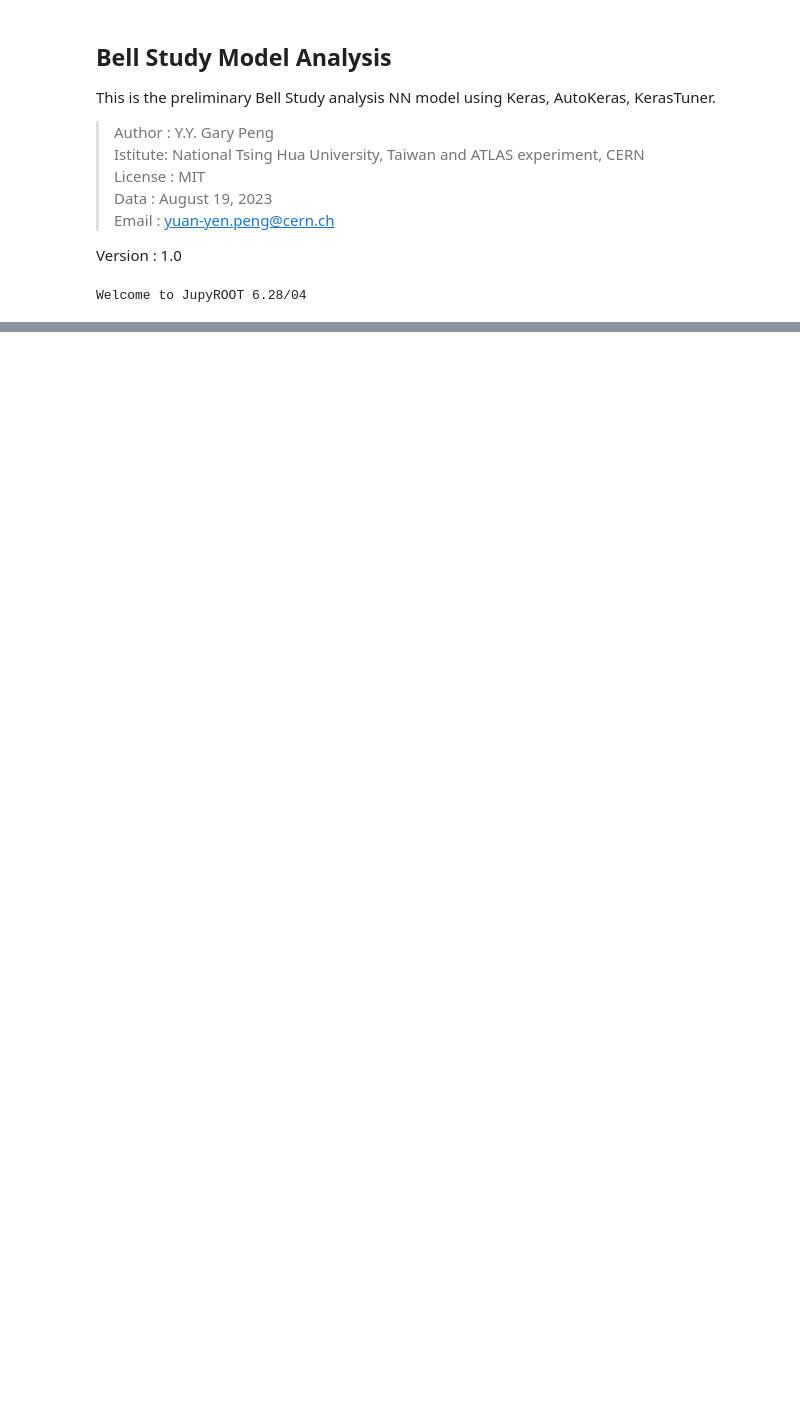
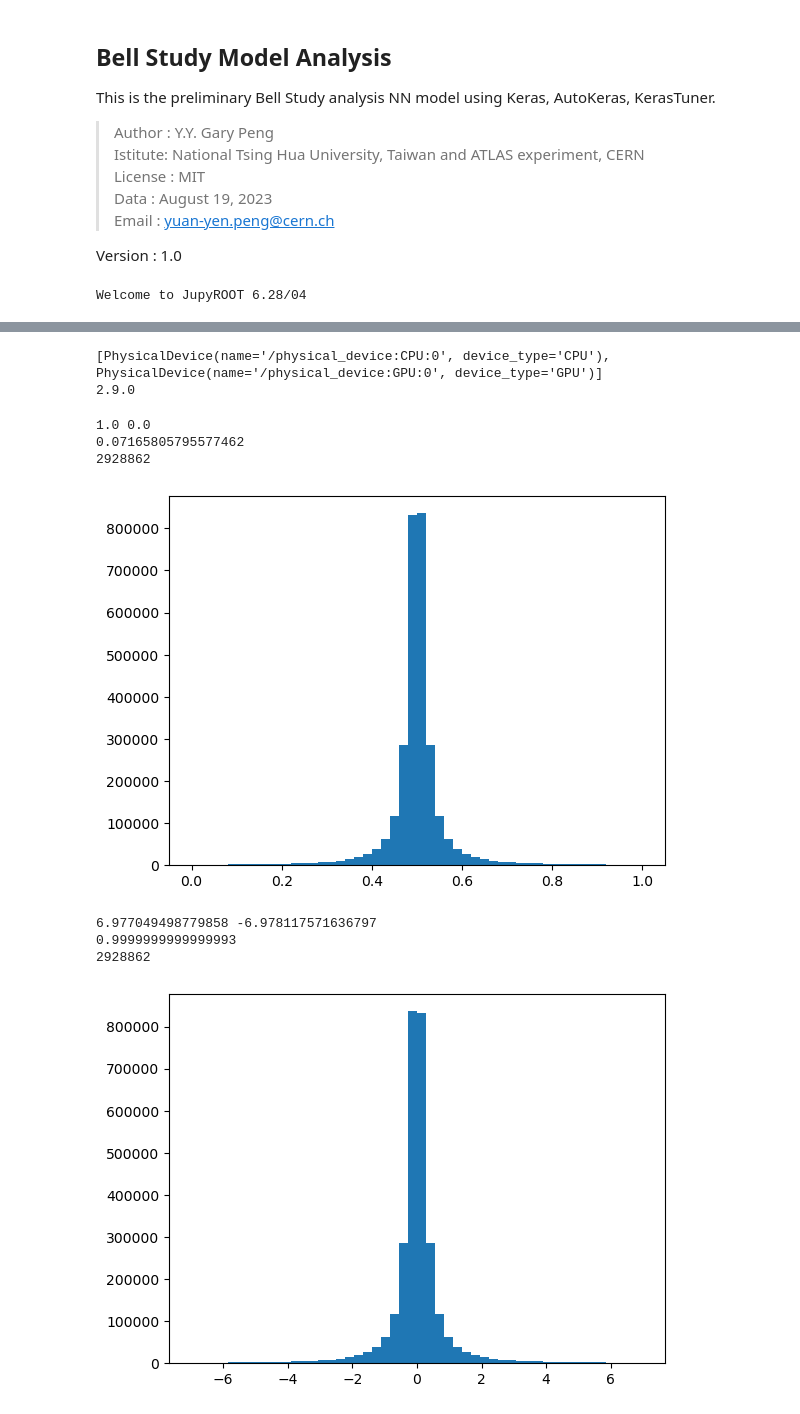
Before and after one commit to yygarypeng/Bell-Analysis, a Jupyter notebook: TRUTH3_dump_CutAnalysis/ModelTest.ipynb, the cells around one changed output, grey strips where cells are left out. Cells and saved outputs as stored; diff of their text form; code cells hidden in the pictures; blank space fills up the shorter version.

```diff
--- a/TRUTH3_dump_CutAnalysis/ModelTest.ipynb
+++ b/TRUTH3_dump_CutAnalysis/ModelTest.ipynb
@@ -86,0 +130,49 @@ model = keras.models.load_model('./models/KerasTuner.h5')
+# %%
+os.environ['CUDA_VISIBLE_DEVICES'] = '0'
+import tensorflow as tf
+print(tf.config.list_physical_devices())
+from tensorflow import keras
+from tensorflow.keras import layers
+os.environ['CUDA_DEVICE_ORDER']='PCI_BUS_ID' # If the line below doesn't work, uncomment this line (make sure to comment the line below); it should help.
+print(tf.__version__)
+# %% [output]
+[PhysicalDevice(name='/physical_device:CPU:0', device_type='CPU'), PhysicalDevice(name='/physical_device:GPU:0', device_type='GPU')]
+2.9.0
+# %%
+# prepare parameters
+from sklearn.preprocessing import StandardScaler
+
+# # Bxy
+# BXY_MAX = CGLMP['Bxy'].max(axis=None)
+# BXY_MIN = CGLMP['Bxy'].min(axis=None)
+# Bxy_norm = (CGLMP['Bxy'] - BXY_MIN)/(BXY_MAX - BXY_MIN)
+
+# Higgs mass
+# MinMax
+H_M_MAX  = Higgs['m'].max(axis=None)
+H_M_MIN  = Higgs['m'].min(axis=None)
+H_M_norm = (Higgs['m'] - H_M_MIN)/(H_M_MAX - H_M_MIN)
+# H_M_norm = Higgs['m']
+print(H_M_norm.max(), H_M_norm.min())
+print(H_M_norm.std())
+print(len(H_M_norm))
+plt.hist(H_M_norm, bins=50)
+plt.show()
+
+# Std
+SCALAR = StandardScaler()
+H_M_std = SCALAR.fit_transform([[x] for x in Higgs['m']]).flatten() # zero mean and unit variance
+print(H_M_std.max(), H_M_std.min())
+print(H_M_std.std())
+print(len(H_M_std))
+plt.hist(H_M_std, bins=50)
+plt.show()
+# %% [output]
+1.0 0.0
+0.07165805795577462
+2928862
+[figure, added]
+6.977049498779858 -6.978117571636797
+0.9999999999999993
+2928862
+[figure, added]
```
Also changed, not shown: parts of 8 cells of this notebook.
